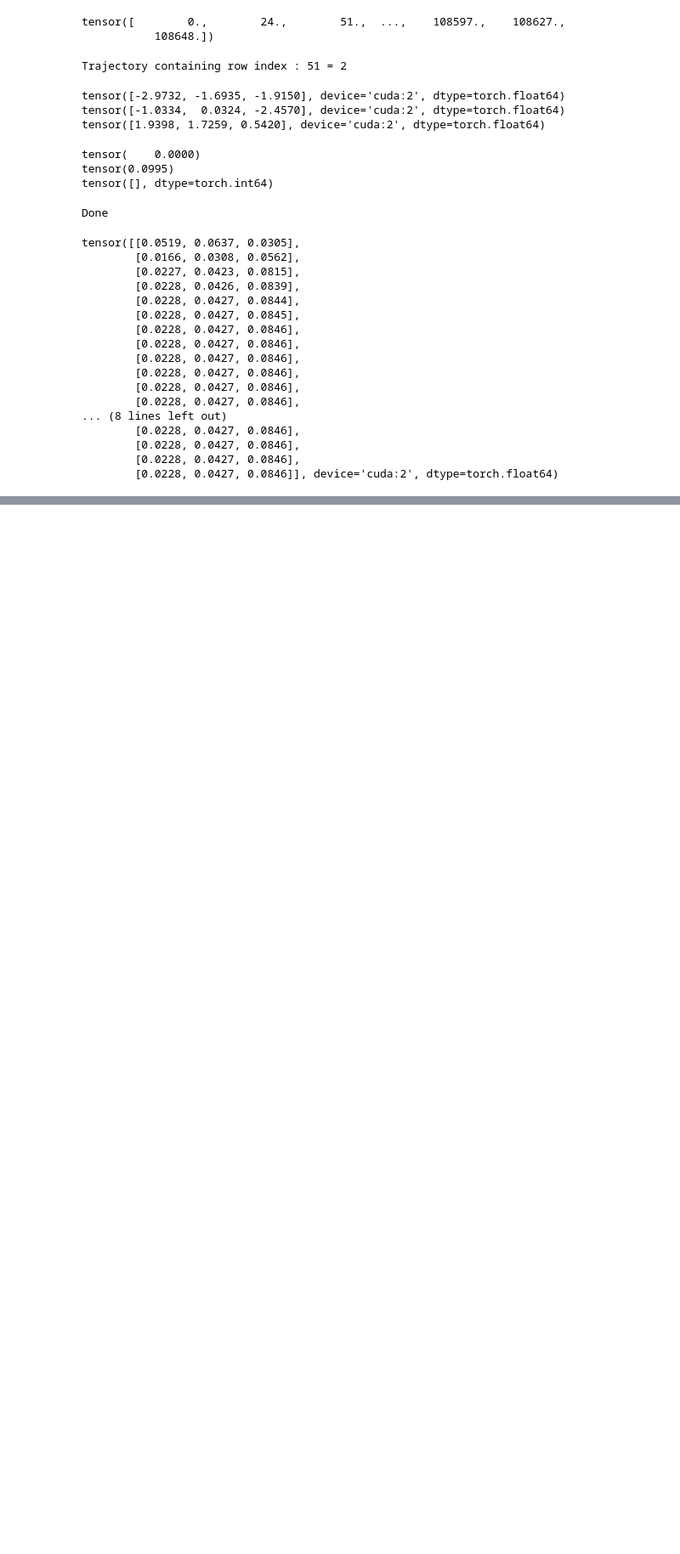
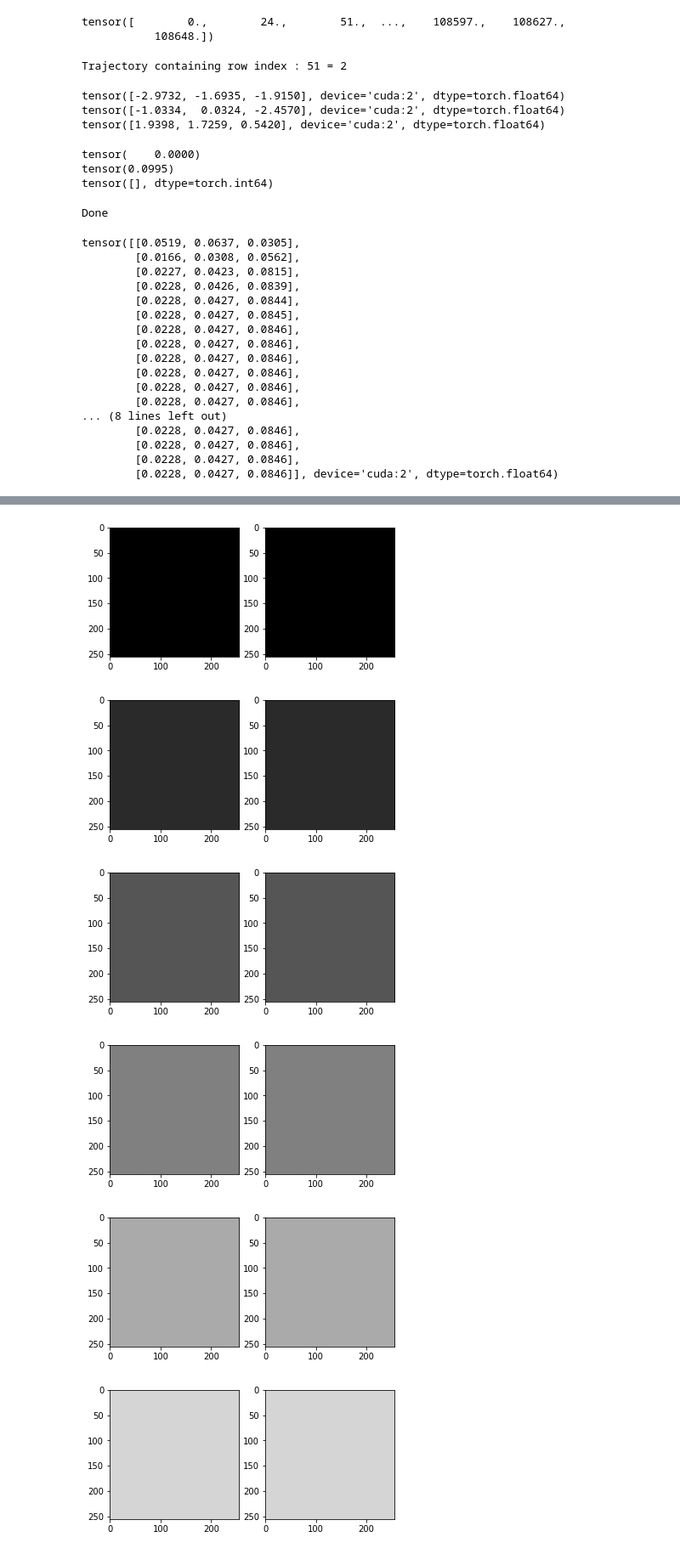
Before and after one commit to PradeepKadubandi/DemoPlanner, a Jupyter notebook: playground.ipynb, the cells around one changed output, grey strips where cells are left out. Shown at 85% size. Saved outputs shown, nothing was run; the diff lists cells and outputs as text; code cells hidden in the pictures; blank space fills up the shorter version.

```diff
--- a/playground.ipynb
+++ b/playground.ipynb
@@ -306,0 +305,8 @@ plt.close('all')
+# %%
+images = 7
+test_gt_images = np.ones((images, 256*256))
+test_rollout_images = np.ones((images, 256*256))
+pixels = np.linspace(0, 1, images)
+for i in range(7):
+    test_gt_images[i] = pixels[i]
+    test_rollout_images[i] = pixels[i]
@@ -306,0 +317,15 @@ plt.close('all')
+# %%
+img_res = 256
+# %%
+def update(frame):
+    im0.set_array(test_gt_images[frame])
+    im1.set_array(test_rollout_images[frame])
+    return [im0, im1]
+
+fig, ax = plt.subplots(1,2)
+im0 = ax[0].imshow(np.zeros((256,256)), cmap=plt.get_cmap("gray"), vmin=0, vmax=1)
+im1 = ax[1].imshow(np.zeros((256,256)), cmap=plt.get_cmap("gray"), vmin=0, vmax=1)
+
+ani = animation.FuncAnimation(fig, update, frames=images, init_func=lambda: [im0, im1], blit=True)
+ani.save('dynamic_images.mp4')
+plt.show()
@@ -306,0 +350,16 @@ plt.close('all')
+# %%
+for i in range(len(test_gt_images)):
+    fig = plt.figure()
+    plt.subplot(1,2,1)
+    plt.imshow(test_gt_images[i, :].reshape(img_res,img_res), cmap=plt.get_cmap("gray"), vmin=0, vmax=1)
+    plt.subplot(1,2,2)
+    plt.imshow(test_rollout_images[i, :].reshape(img_res,img_res), cmap=plt.get_cmap("gray"), vmin=0, vmax=1)
+    plt.show()
+    plt.close(fig)
+# %% [output]
+[figure, added]
+[figure, added]
+[figure, added]
+[figure, added]
+[figure, added]
+[figure, added]
```
Also changed, not shown: parts of 10 cells of this notebook, 3 other files.
